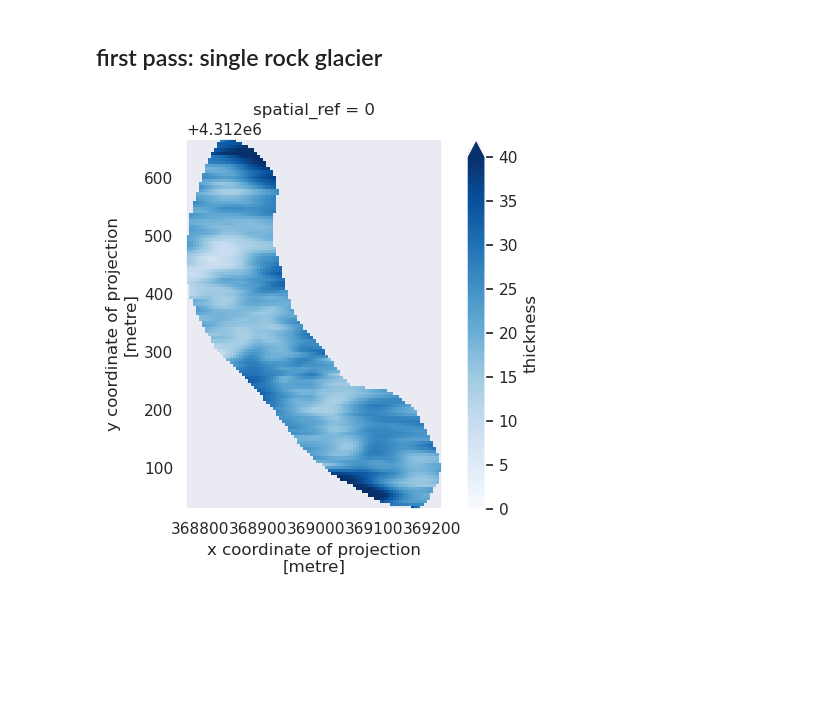
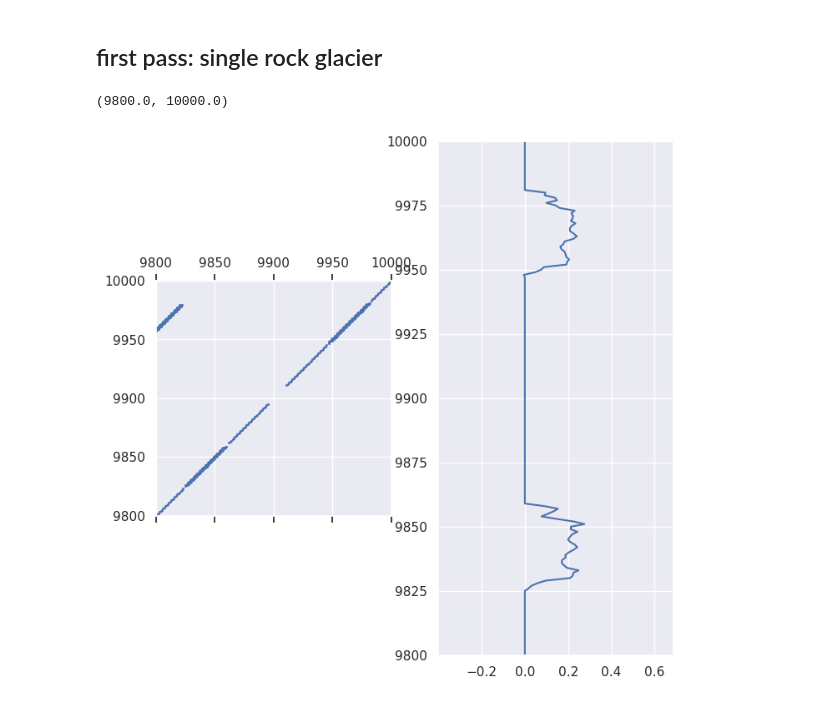
Before and after one commit to gbrencher/rg_uavsar, a Jupyter notebook: nbs/volume_conservation_thickness.ipynb, the cells around one changed output. Saved outputs shown, nothing was run; the diff lists cells and outputs as text; code cells hidden in the pictures; blank space fills up the shorter version.

Commit message:
updating thickness nb

```diff
--- a/nbs/volume_conservation_thickness.ipynb
+++ b/nbs/volume_conservation_thickness.ipynb
@@ -81,0 +57,4 @@ rg_ds = rg_ds.fillna(0)
+# %%
+# create mask
+mask = ~rg_ds.elevation.rio.clip(rg_gdf.geometry.values, crs=rg_gdf.crs, drop=False).isnull()
+rg_ds['mask'] = (('y', 'x'), mask.values)
@@ -124,22 +205,29 @@ def generalized_cross_validation(Aw, bw, m, arange, numpts, plots):
 # %%
-# Calculate the vector of horizontal components of landslide surface velocity
-rg_ds['usurf'] = np.sqrt(rg_ds['ew_velocity']**2 + rg_ds['ns_velocity']**2)
+rg_ds['u_surf'] = np.sqrt(rg_ds['ew_velocity']**2 + rg_ds['ns_velocity']**2)
 
 # Define the constant f
-f = 0.75  # Example value, adjust as needed
+f = 0.75
 
-# Create weighted matrix A and solution vector b
-Aw, bw, m, xd, yd = create_weighted_matrix_and_vector(rg_ds['x'], rg_ds['y'], rg_ds['ns_velocity'], rg_ds['ew_velocity'], rg_ds['ud_velocity'], rg_ds['slope'], rg_ds['mask'], 10, 1)
+# Calculate b vector
+bg = calculate_b_vector(rg_ds['u_surf'].values, rg_ds['slope'].values, rg_ds['ud_velocity'].values)
 
-# Use generalized cross-validation to select the best damping parameter
-numpts = 16
-arange = [-1, 0]
-plots = 1
-h, hbest, g, a, abest = generalized_cross_validation(Aw, bw, m, arange, numpts, plots)
+# Create matrix A and vector b
+A, b = create_matrix_and_vector(rg_ds['ew_velocity'].values, rg_ds['ns_velocity'].values, bg, rg_ds['mask'].values)
+
+# Solve the system with nonnegative constraints
+result = lsq_linear(A, b, bounds=(0, np.inf))
 
 # Reshape the solution to the original grid shape
-thickness = hbest.reshape(rg_ds['total_displacement'].shape)
+thickness = result.x.reshape(rg_ds['total_displacement'].shape)
+
+# # test solving
+# hbest, rnorm, snorm, B, lb, ub = solve_lagrangian(A, b, rg_ds['mask'].values, 1)
+
+# # Use generalized cross-validation to select the best damping parameter
+# numpts = 2
+# arange = [-1, 0] # powers of 10
+# h, hbest, g, av, abest = generalized_cross_validation(A, b, rg_ds['mask'].values, arange, numpts, plots=False)
 
 # Add the thickness to the dataset
-ds['thickness'] = (('y', 'x'), thickness)
+rg_ds['thickness'] = (('y', 'x'), thickness)
 # %%
@@ -147,9 +235,19 @@ rg_ds = rg_ds.rio.clip(rg_gdf.geometry.values, crs=rg_gdf.crs, drop=True)
+# %%
+# Spy plot
+f, ax = plt.subplots(1, 2, figsize=(8, 8))
+ax[0].spy(A, markersize=1)
+ax[0].set_xlim(9800, 10000)
+ax[0].set_ylim(9800, 10000)
+ax[1].plot(b, np.arange(len(b)), markersize=1)
+ax[1].set_ylim(9800, 10000)
+# %% [output]
+(9800.0, 10000.0)
+[figure, added]
 # %%
 sns.set_theme()
 f, ax = plt.subplots()
-rg_ds.thickness.plot(ax=ax, vmin=0, vmax=40, cmap='Blues')
+#ax.imshow(b.reshape(bg.shape), vmin=0, vmax=0.2, cmap='Reds')
+rg_ds.thickness.plot(ax=ax, vmin=0, vmax=0.1, cmap='Blues')
 ax.set_aspect('equal')
-# %% [output]
-[figure, removed]
 # %%
 rg_ds.thickness.rio.to_raster(f'{data_path}/combined/rg1_volume_thickness.tif', compress='LZW')
```
Also changed, not shown: parts of 10 cells of this notebook.
